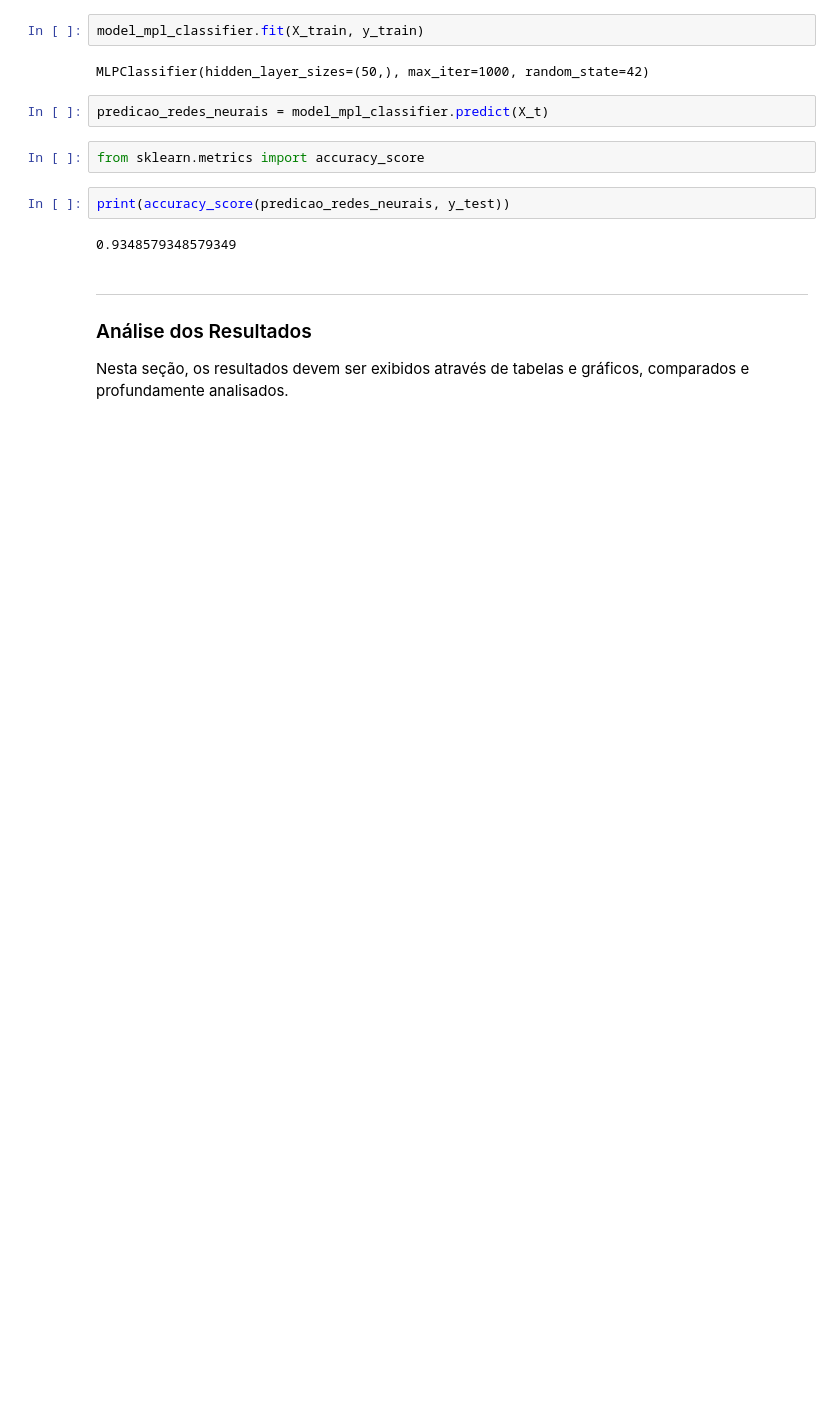
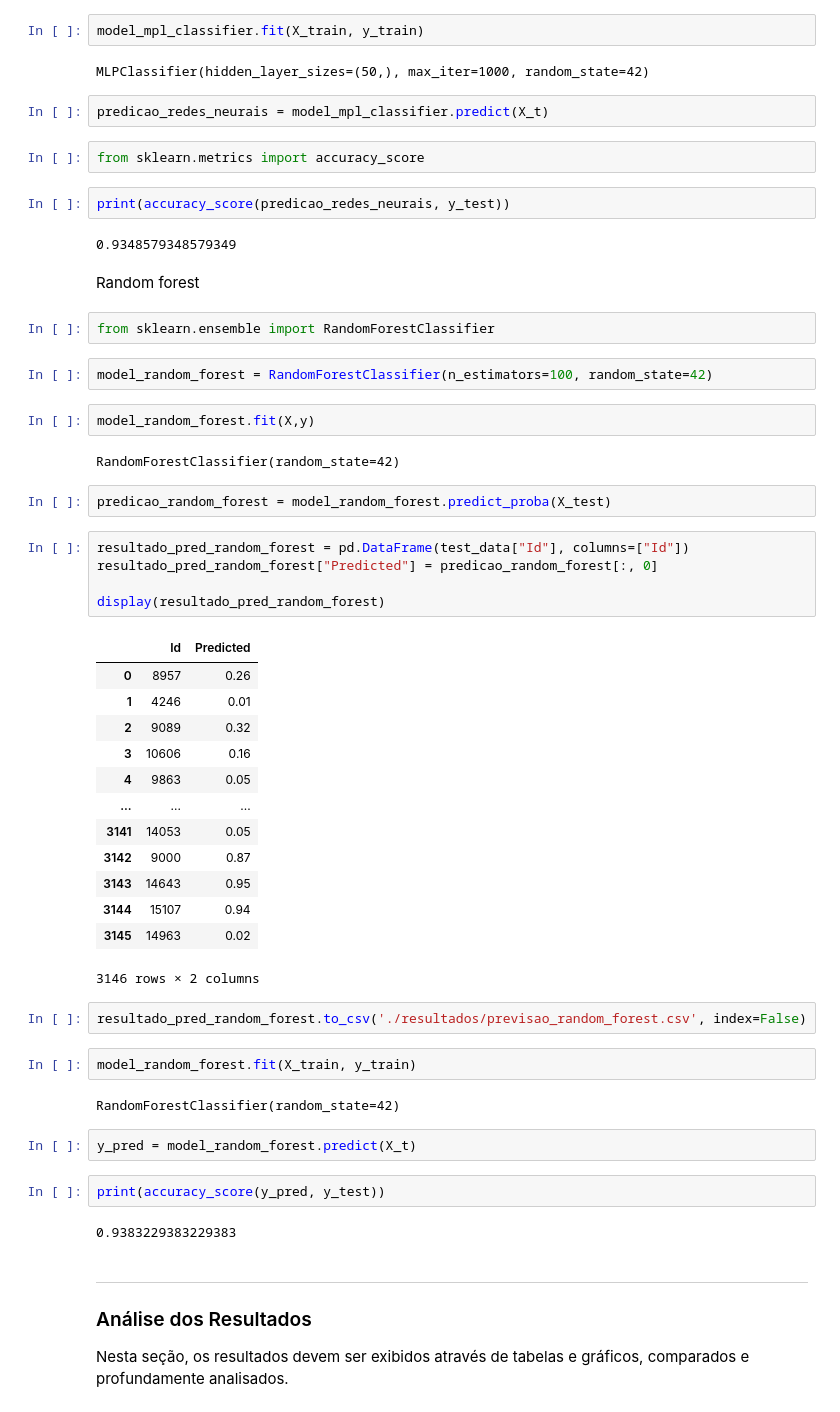
Before and after one commit to guisantoxxx/trabalho-AM, a Jupyter notebook: main.ipynb, the cells around one changed output. Drawn from its saved outputs; the diff is of its cells as text; blank space fills up the shorter version.

```diff
--- a/main.ipynb
+++ b/main.ipynb
@@ -960,6 +955,49 @@ from sklearn.metrics import accuracy_score
 print(accuracy_score(predicao_redes_neurais, y_test))
 # %% [output]
 0.9348579348579349
+# %% [markdown]
+Random forest
+# %%
+from sklearn.ensemble import RandomForestClassifier
+# %%
+model_random_forest = RandomForestClassifier(n_estimators=100, random_state=42)
+# %%
+model_random_forest.fit(X,y)
+# %% [output]
+RandomForestClassifier(random_state=42)
+# %%
+predicao_random_forest = model_random_forest.predict_proba(X_test)
+# %%
+resultado_pred_random_forest = pd.DataFrame(test_data["Id"], columns=["Id"])
+resultado_pred_random_forest["Predicted"] = predicao_random_forest[:, 0]
+
+display(resultado_pred_random_forest)
+# %% [output]
+|  | Id | Predicted |
+| 0 | 8957 | 0.26 |
+| 1 | 4246 | 0.01 |
+| 2 | 9089 | 0.32 |
+| 3 | 10606 | 0.16 |
+| 4 | 9863 | 0.05 |
+| ... | ... | ... |
+| 3141 | 14053 | 0.05 |
+| 3142 | 9000 | 0.87 |
+| 3143 | 14643 | 0.95 |
+| 3144 | 15107 | 0.94 |
+| 3145 | 14963 | 0.02 |
+3146 rows × 2 columns
+# %%
+resultado_pred_random_forest.to_csv('./resultados/previsao_random_forest.csv', index=False)
+# %%
+model_random_forest.fit(X_train, y_train)
+# %% [output]
+RandomForestClassifier(random_state=42)
+# %%
+y_pred = model_random_forest.predict(X_t)
+# %%
+print(accuracy_score(y_pred, y_test))
+# %% [output]
+0.9383229383229383
 # %% [markdown]
 ---
 ### Análise dos Resultados
```
Also changed, not shown: parts of 7 cells of this notebook, 4 other files.
